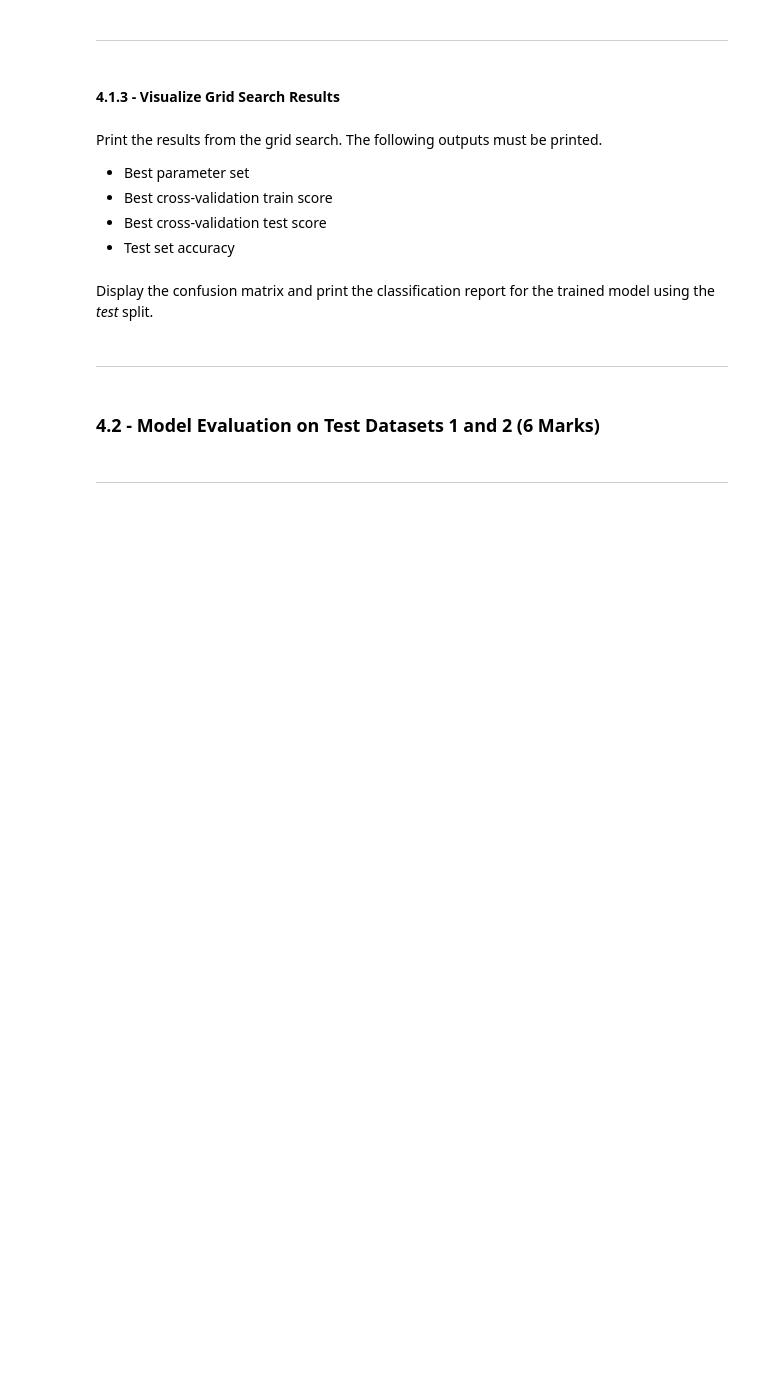
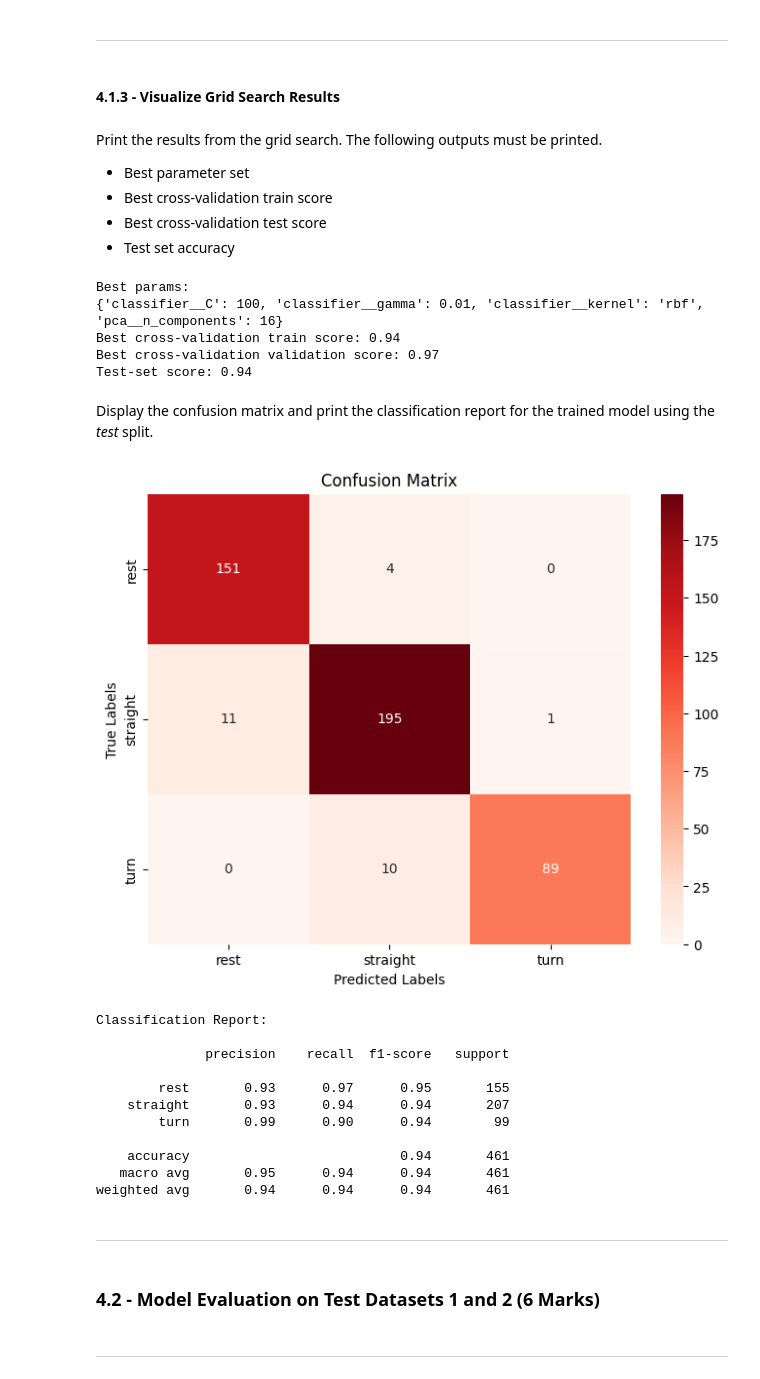
Before and after one commit to Rushad-UCalgary/engg680_2024_fall, a Jupyter notebook: Lab_Assignment4/Assignment 4.ipynb, the cells around one changed output. Saved outputs shown, nothing was run; the diff lists cells and outputs as text; code cells hidden in the pictures; blank space fills up the shorter version.

```diff
--- a/Lab_Assignment4/Assignment 4.ipynb
+++ b/Lab_Assignment4/Assignment 4.ipynb
@@ -1531,2 +1569,12 @@ Similar to the steps from **1.2.2** and perform model training and tuning for an
+# %%
+# TODO - Perform model training and tuning using `GridSearchCV`
+
+#Split the dataset into training and testing sets
+X_train, X_test, y_train, y_test = train_test_split(X, y, test_size=0.3, random_state=42, stratify=y)
+
+# Notes:
+# 1. `train_test_split` splits the dataset into training (70%) and testing (30%) sets.
+# 2. `stratify=y` ensures that the class distribution in `y` is preserved across both subsets.
+# 3. `random_state=42` ensures reproducibility of the split.
 # %% [markdown]
 In the `Pipeline` add an entry *'pca'* to apply `PCA`.
@@ -1568,9 +1656,25 @@ Print the results from the grid search. The following outputs must be printed.
 # %%
 # TODO: Print the results from the grid search
 
-#print("Best params:\n{}\n".format(???))
-#print("Best cross-validation train score: {:.2f}".format(???))
-#print("Best cross-validation validation score: {:.2f}".format(???))
-#print("Test-set score: {:.2f}".format(???)))
+# TODO: Print the results from the grid search
+
+# Best parameter set
+print("Best params:\n{}".format(grid.best_params_))
+
+# Best cross-validation train score
+print("Best cross-validation train score: {:.2f}".format(grid.best_score_))
+
+# Best cross-validation test score
+print("Best cross-validation validation score: {:.2f}".format(grid.best_estimator_.score(X_train, y_train)))
+
+# Test-set accuracy (evaluating on the hold-out test set)
+test_score = grid.score(X_test, y_test)
+print("Test-set score: {:.2f}".format(test_score))
+# %% [output]
+Best params:
+{'classifier__C': 100, 'classifier__gamma': 0.01, 'classifier__kernel': 'rbf', 'pca__n_components': 16}
+Best cross-validation train score: 0.94
+Best cross-validation validation score: 0.97
+Test-set score: 0.94
 # %% [markdown]
 Display the confusion matrix and print the classification report for the trained model using the *test* split.
@@ -1579,3 +1681,39 @@ Display the confusion matrix and print the classification report for the trained
+# %%
+# TODO - Display confusion matrix and print classification report
+
+# Predict the labels for the test set
+y_pred = grid.predict(X_test)
+
+# Generate the confusion matrix
+conf_matrix = confusion_matrix(y_test, y_pred)
+
+# Ensure class labels are taken from the target variable if grid.classes_ is not available
+class_labels = sorted(y_test.unique())  # Unique labels from y_test
+
+# Visualize the confusion matrix
+plt.figure(figsize=(8, 6))
+sns.heatmap(conf_matrix, annot=True, fmt='d', cmap='Reds', xticklabels=class_labels, yticklabels=class_labels)
+plt.xlabel('Predicted Labels')
+plt.ylabel('True Labels')
+plt.title('Confusion Matrix')
+plt.show()
+
+# Print the classification report
+print("Classification Report:\n")
+print(classification_report(y_test, y_pred, target_names=[str(label) for label in class_labels]))
+# %% [output]
+[figure, added]
+Classification Report:
+
+              precision    recall  f1-score   support
+
+        rest       0.93      0.97      0.95       155
+    straight       0.93      0.94      0.94       207
+        turn       0.99      0.90      0.94        99
+
+    accuracy                           0.94       461
+   macro avg       0.95      0.94      0.94       461
+weighted avg       0.94      0.94      0.94       461
 # %% [markdown]
 ___
 # %% [markdown]
```
Also changed, not shown: parts of 32 cells of this notebook.
